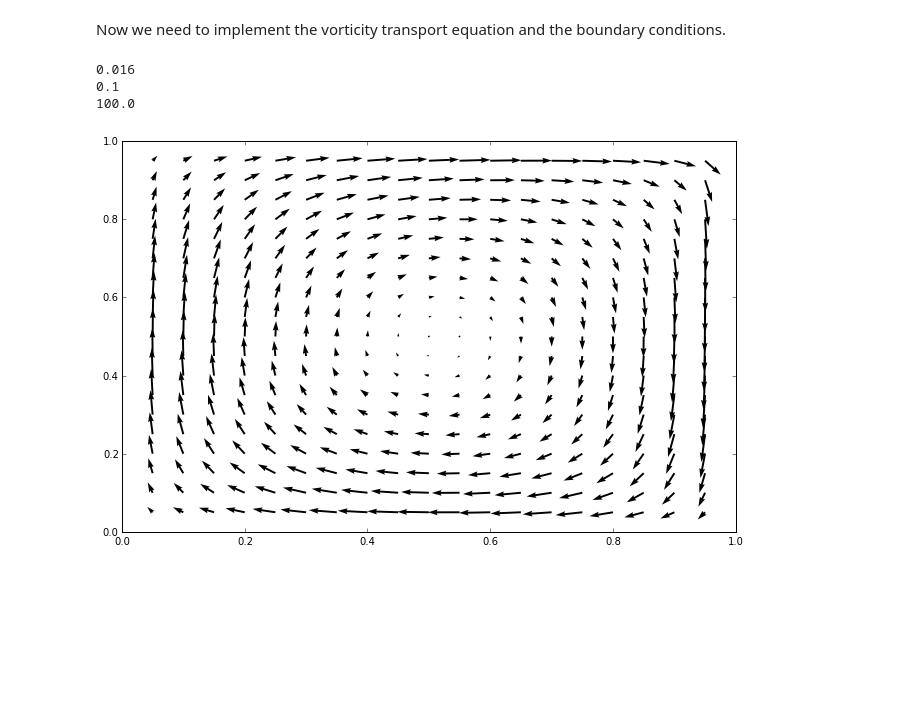
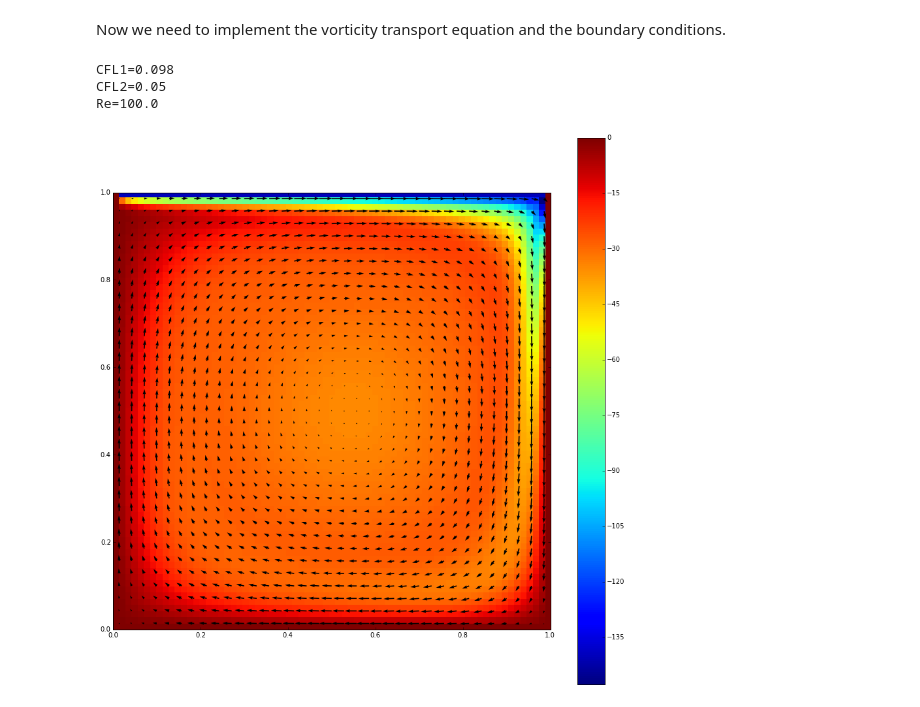
Before and after one commit to cdohl/PAP751, a Jupyter notebook: Finite Difference Techniques/05_vorticity_streamfunction formulation.ipynb, the cells around one changed output. Drawn from its saved outputs; the diff is of its cells as text; code cells hidden in the pictures; blank space fills up the shorter version.

```diff
--- a/Finite Difference Techniques/05_vorticity_streamfunction formulation.ipynb
+++ b/Finite Difference Techniques/05_vorticity_streamfunction formulation.ipynb
@@ -269,46 +269,48 @@ Wall time: 112 ms
 # %% [markdown]
 Now we need to implement the vorticity transport equation and the boundary conditions.
 # %%
-maxstep=6000 #number of steps
-n=21 #grid
+maxstep=3000 #number of steps
+n=71 #grid
 L=1.#length
 deltax=L/(n-1)
 ps = np.zeros((n,n)) #Psi
 om = np.zeros((n,n)) #omega
 x = y = np.linspace(0, L, n)
 Uwall=1.0 #velocity of the wall
 nu=0.01 #kinematic viscosity
-deltat=0.002 #delta t
+deltat=0.001 #delta t
 
 CFL1=2.*nu*deltat/deltax/deltax #should be smaller than 1/2
-print CFL1
+print "CFL1={0}".format(CFL1)
 CFL2=Uwall*deltat/nu/2. #should be smaller than 1/2
-print CFL2
+print "CFL2={0}".format(CFL2)
 Re=L*Uwall/nu
-print Re
+print "Re={0}".format(Re)
 for tstep in range(maxstep):
     #Poisson Solver
     ps=solvePoisson_Jacobi(ps,om,deltax)
     #Boundary conditions of the vorticity
     om[1:-1,0]=-2.0*ps[1:-1,0]/deltax/deltax #bottom wall
     om[1:-1,-1]=-2.0*ps[1:-1,-1]-2.0*Uwall/deltax #top wall
     om[0,1:-1]=-2.0*ps[0,1:-1]/deltax/deltax #left wall
     om[-1,1:-1]=-2*ps[-1,1:-1]/deltax/deltax #right wall
     omc=om.copy()
     #Finite difference scheme for the vorticity transport equation: omega^n_ij=omega^n_ij+A+B
     A=-deltat/4./deltax/deltax*((ps[1:-1,2:]-ps[1:-1,0:-2])*(omc[2:,1:-1]-omc[0:-2,1:-1])+\
                                (ps[0:-2,1:-1]-ps[2:,1:-1])*(omc[1:-1,2:]-omc[1:-1,0:-2]))
     B=nu*deltat/deltax/deltax*(omc[2:,1:-1]+omc[1:-1,2:]-4*omc[1:-1,1:-1]+omc[0:-2,1:-1]+omc[1:-1,0:-2])
     om[1:-1,1:-1]=om[1:-1,1:-1]+A+B
 
 #Now calculate the velocity vectors
 u1=(ps[1:-1,2:]-ps[1:-1,0:-2])/2./deltax
 u2=-(ps[2:,1:-1]-ps[0:-2,1:-1])/2./deltax
 X, Y = np.meshgrid(x,y) #needed for plotting
-fig = plt.figure(figsize=(11,7), dpi=100)
-plt.quiver(X.T[1:-1,1:-1],Y.T[1:-1,1:-1],u1,u2);
+fig = plt.figure(figsize=(15,15), dpi=100)
+plt.quiver(X.T[1:-1:2,1:-1:2],Y.T[1:-1:2,1:-1:2],u1[::2,::2],u2[::2,::2]);
+plt.imshow(om.T, interpolation='nearest',extent=[0,L,0,L],origin='lower')
+plt.colorbar();
 # %% [output]
-0.016
-0.1
-100.0
+CFL1=0.098
+CFL2=0.05
+Re=100.0
-[figure, old version]
+[figure, new version]
```
